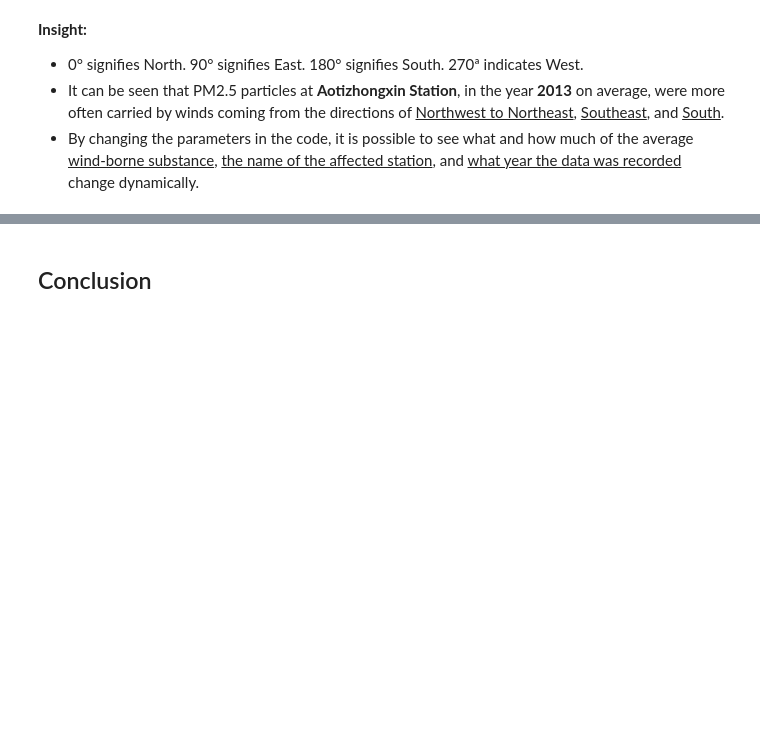
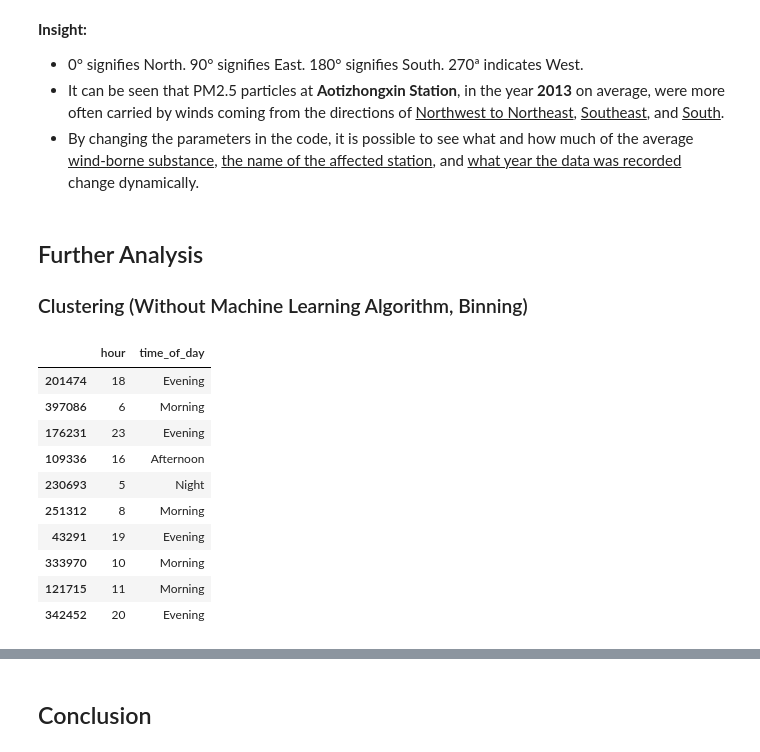
Before and after one commit to hfzdzakii/Dicoding-AirQualityAnalysisData, a Jupyter notebook: Project_Data_Analysis.ipynb, the cells around one changed output, grey strips where cells are left out. Drawn from its saved outputs; the diff is of its cells as text; code cells hidden in the pictures; blank space fills up the shorter version.

```diff
--- a/Project_Data_Analysis.ipynb
+++ b/Project_Data_Analysis.ipynb
@@ -368,3 +385,28 @@ plt.show()
 - 0&#176; signifies North. 90&#176; signifies East. 180&#176; signifies South. 270&#170; indicates West.
 - It can be seen that PM2.5 particles at **Aotizhongxin Station**, in the year **2013** on average, were more often carried by winds coming from the directions of <u>Northwest to Northeast</u>, <u>Southeast</u>, and <u>South</u>.
 - By changing the parameters in the code, it is possible to see what and how much of the average <u>wind-borne substance</u>, <u>the name of the affected station</u>, and <u>what year the data was recorded</u> change dynamically.
+# %% [markdown]
+## Further Analysis
+
+### Clustering (Without Machine Learning Algorithm, Binning)
+# %%
+# Hours binning
+# Night: 0-5; Morning: 6-11; Afternoon: 12-17; Evening: 18-23
+
+bins = [-1, 5, 11, 17, 23]
+labels = ['Night', 'Morning', 'Afternoon', 'Evening']
+
+clean_df['time_of_day'] = pd.cut(clean_df['hour'], bins=bins, labels=labels)
+clean_df[['hour', 'time_of_day']].sample(10)
+# %% [output]
+|  | hour | time_of_day |
+| 201474 | 18 | Evening |
+| 397086 | 6 | Morning |
+| 176231 | 23 | Evening |
+| 109336 | 16 | Afternoon |
+| 230693 | 5 | Night |
+| 251312 | 8 | Morning |
+| 43291 | 19 | Evening |
+| 333970 | 10 | Morning |
+| 121715 | 11 | Morning |
+| 342452 | 20 | Evening |
```
Also changed, not shown: parts of 14 cells of this notebook.
